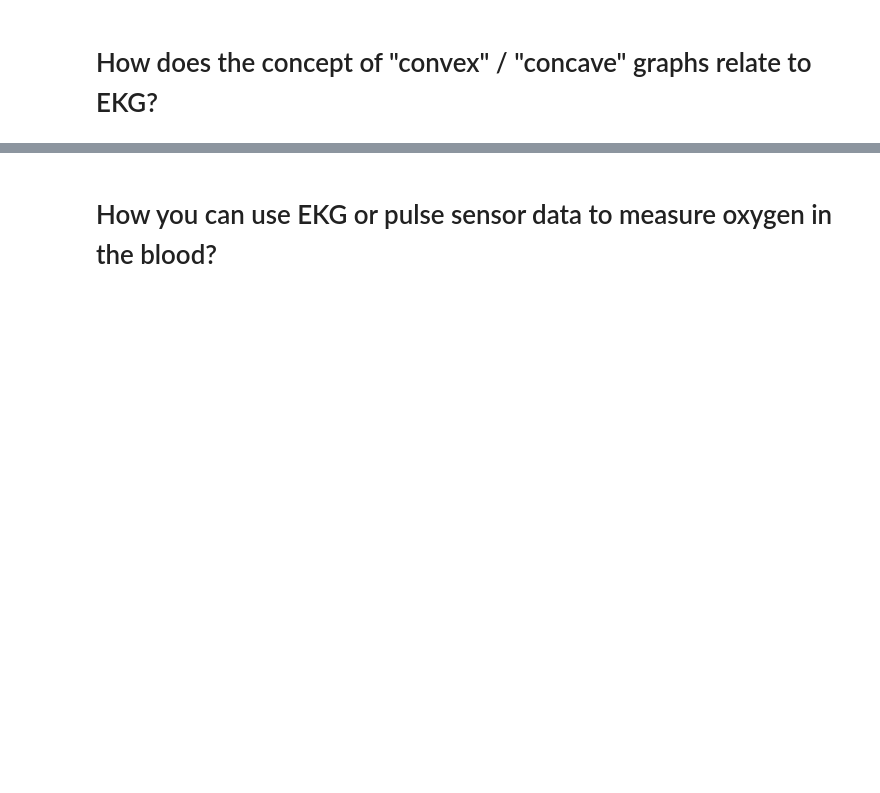
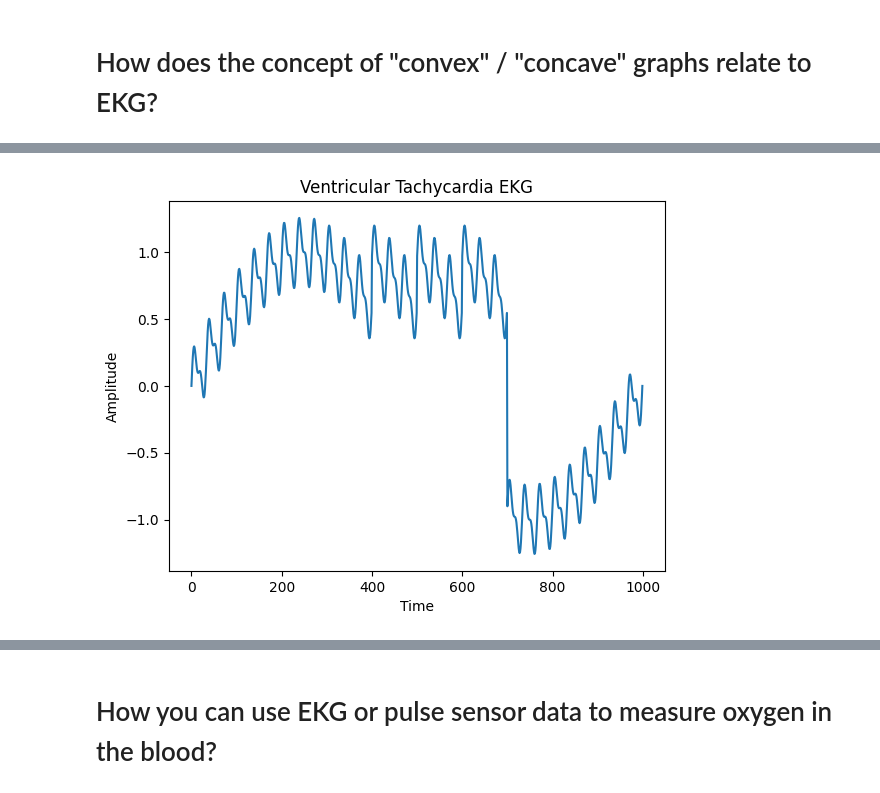
Before and after one commit to borisov5/Math_Concepts_for_Developers_March_2023, a Jupyter notebook: project for exam/Electrocardiography_project.ipynb, the cells around one changed output, grey strips where cells are left out. Saved outputs shown, nothing was run; the diff lists cells and outputs as text; code cells hidden in the pictures; blank space fills up the shorter version.

```diff
--- a/project for exam/Electrocardiography_project.ipynb
+++ b/project for exam/Electrocardiography_project.ipynb
@@ -156,0 +267,30 @@ Overall, the concept of convex and concave graphs is an important tool for EKG a
+# %%
+def generate_ecg():
+    # Generate a synthetic EKG waveform with normal characteristics
+    t = np.linspace(0, 1, num=1000)  # Time vector
+    ecg = np.sin(2 * np.pi * 1 * t) + 0.2 * np.sin(2 * np.pi * 30 * t) + 0.1 * np.sin(2 * np.pi * 60 * t)
+    return ecg
+
+def add_ventricular_tachycardia(ecg, start_index, end_index, num_cycles):
+    # Add simulated ventricular tachycardia changes to the EKG waveform
+    tachycardia_cycle = ecg[start_index:end_index]
+    tachycardia = np.tile(tachycardia_cycle, num_cycles)
+    ecg[start_index:start_index + len(tachycardia)] = tachycardia
+
+# Generate a synthetic EKG waveform
+ecg_signal = generate_ecg()
+
+# Add simulated ventricular tachycardia changes to the EKG waveform
+start_index = 300
+end_index = 400
+num_cycles = 4
+add_ventricular_tachycardia(ecg_signal, start_index, end_index, num_cycles)
+
+# Plot the EKG waveform
+plt.plot(ecg_signal)
+plt.title('Ventricular Tachycardia EKG')
+plt.xlabel('Time')
+plt.ylabel('Amplitude')
+plt.show()
+# %% [output]
+[figure, added]
```
Also changed, not shown: parts of 32 cells of this notebook, 1 other file.
